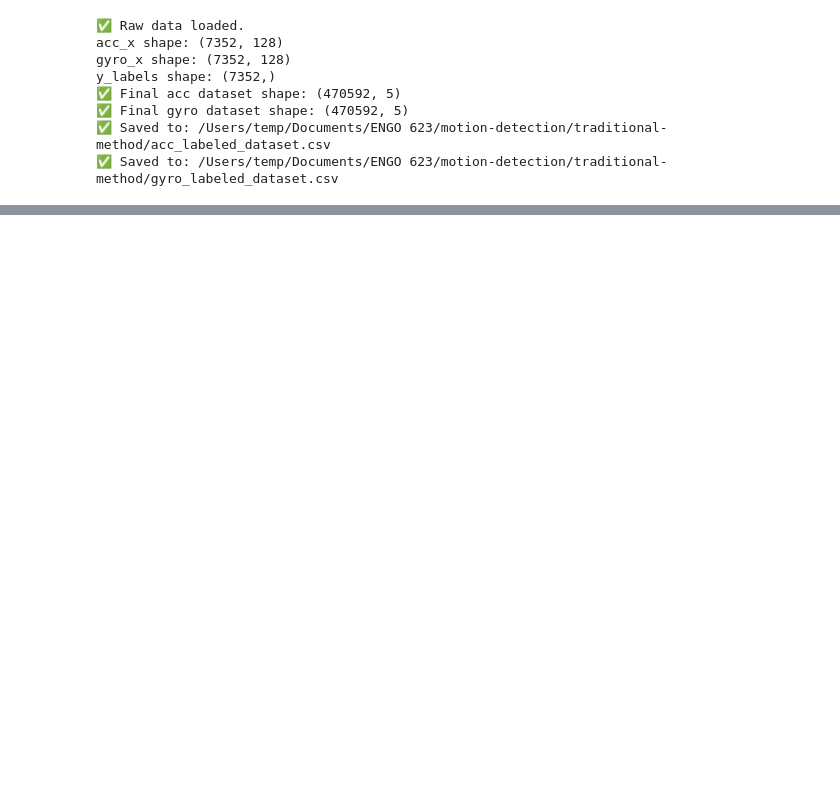
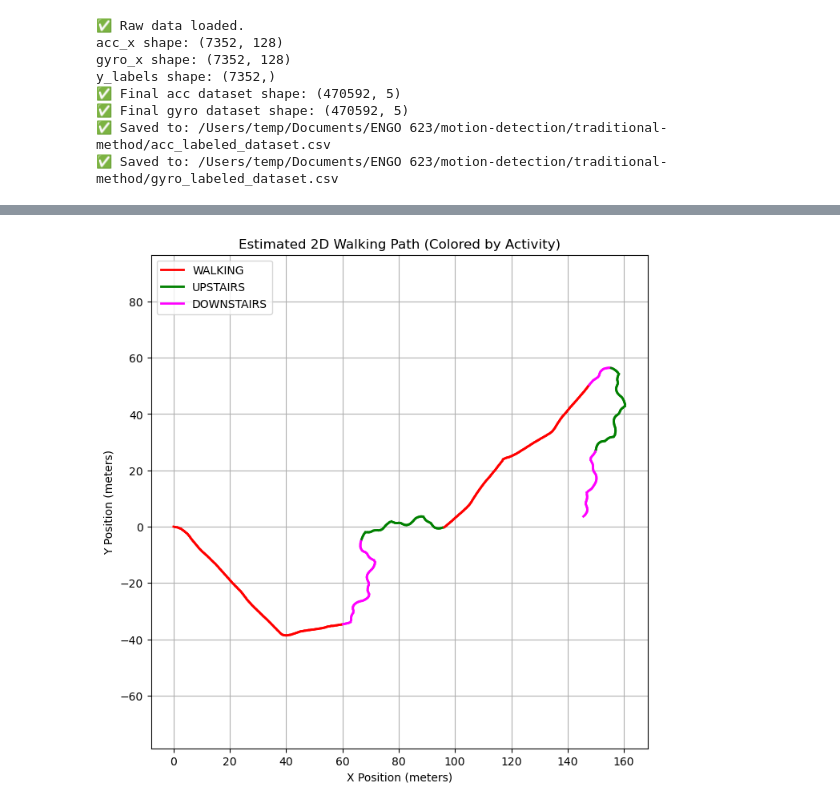
Before and after one commit to channyeinaung-CNA/motion-detection, a Jupyter notebook: traditional-method/main.ipynb, the cells around one changed output, grey strips where cells are left out. Saved outputs shown, nothing was run; the diff lists cells and outputs as text; code cells hidden in the pictures; blank space fills up the shorter version.

```diff
--- a/traditional-method/main.ipynb
+++ b/traditional-method/main.ipynb
@@ -184,0 +219,57 @@ WALKING_DOWNSTAIRS: 109 steps
+# %%
+import math
+import matplotlib.cm as cm
+from matplotlib.lines import Line2D
+
+# === Step-to-2D-Path Conversion ===
+step_length = 0.7  # meters per step (you can tune this)
+x_path = [0]  # Start at origin
+y_path = [0]
+
+for i in range(1, len(peaks)):
+    idx = peaks[i]
+    angle_rad = heading[idx]
+
+    # Filter: only move during walking, upstairs, downstairs
+    label = step_labels[i - 1]
+    if label in [1, 2, 3]:  # 1=WALKING, 2=UPSTAIRS, 3=DOWNSTAIRS
+        x_new = x_path[-1] + step_length * np.cos(angle_rad)
+        y_new = y_path[-1] + step_length * np.sin(angle_rad)
+    else:
+        # No forward movement
+        x_new = x_path[-1]
+        y_new = y_path[-1]
+
+    x_path.append(x_new)
+    y_path.append(y_new)
+
+# Create color map for labels
+label_map = {
+    1: ("WALKING", 'red'),
+    2: ("WALKING_UPSTAIRS", 'green'),
+    3: ("WALKING_DOWNSTAIRS", 'magenta')
+}
+
+# Create 2D path with color-coded steps
+plt.figure(figsize=(8, 8))
+for i in range(1, len(x_path)):
+    activity = step_labels[i - 1]  # Get label for this step
+    label_name, color = label_map.get(activity, ("UNKNOWN", 'gray'))
+    plt.plot([x_path[i - 1], x_path[i]], [y_path[i - 1], y_path[i]], color=color, linewidth=2)
+
+# Build legend
+legend_elements = [Line2D([0], [0], color=color, lw=2, label=label) for label, color in {
+    "WALKING": 'red',
+    "UPSTAIRS": 'green',
+    "DOWNSTAIRS": 'magenta'
+}.items()]
+plt.legend(handles=legend_elements, loc='upper left')
+
+plt.title("Estimated 2D Walking Path (Colored by Activity)")
+plt.xlabel("X Position (meters)")
+plt.ylabel("Y Position (meters)")
+plt.axis('equal')
+plt.grid(True)
+plt.show()
+# %% [output]
+[figure, added]
```
Also changed, not shown: parts of 3 cells of this notebook, 4 other files.
